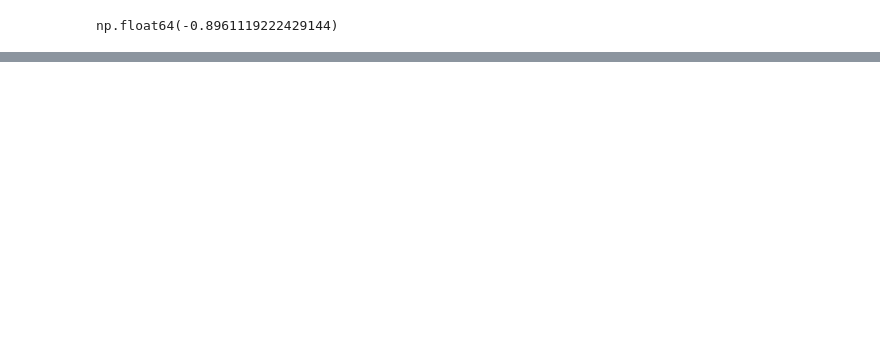
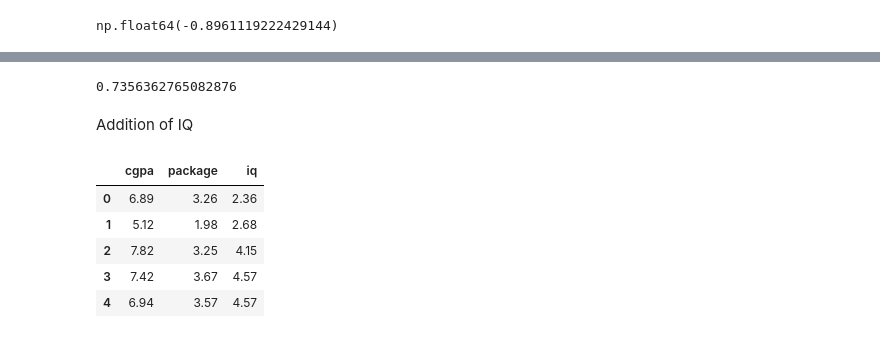
Before and after one commit to Aman-7745/Machine_Learning, a Jupyter notebook: Regression/LinearRegression.ipynb, the cells around one changed output, grey strips where cells are left out. Saved outputs shown, nothing was run; the diff lists cells and outputs as text; code cells hidden in the pictures; blank space fills up the shorter version.

```diff
--- a/Regression/LinearRegression.ipynb
+++ b/Regression/LinearRegression.ipynb
@@ -84,0 +149,6 @@ np.float64(-0.8961119222429144)
+# %%
+1-((1-r2)*(40-1)/(40-1-2))
+# %% [output]
+0.7356362765082876
+# %% [markdown]
+Addition of IQ
@@ -84,0 +158,9 @@ np.float64(-0.8961119222429144)
+# %%
+new_df2.head()
+# %% [output]
+|  | cgpa | package | iq |
+| 0 | 6.89 | 3.26 | 2.36 |
+| 1 | 5.12 | 1.98 | 2.68 |
+| 2 | 7.82 | 3.25 | 4.15 |
+| 3 | 7.42 | 3.67 | 4.57 |
+| 4 | 6.94 | 3.57 | 4.57 |
```
Also changed, not shown: parts of 26 cells of this notebook.
